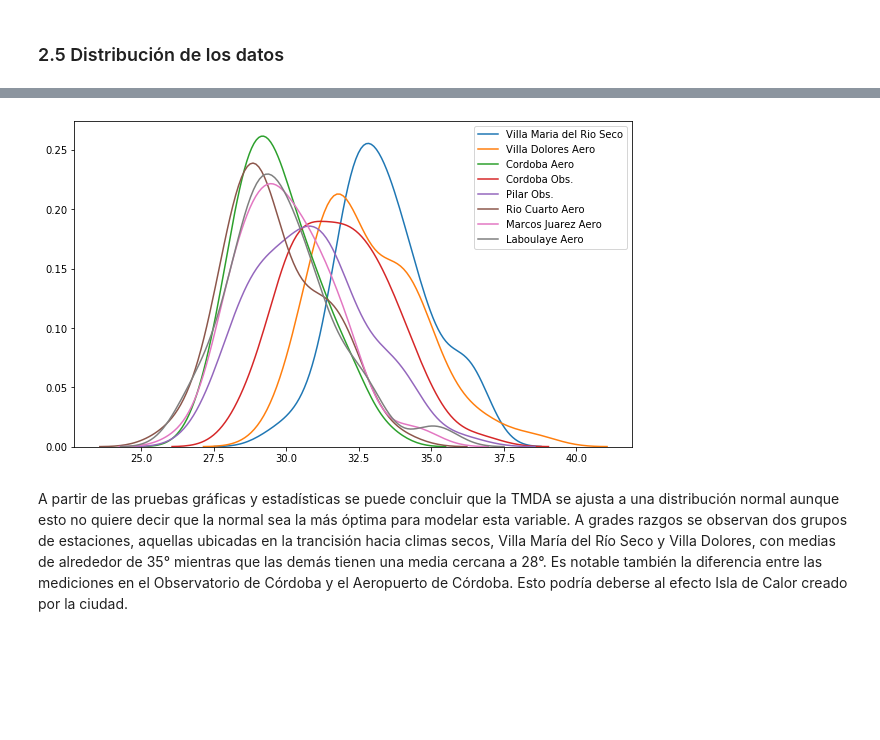
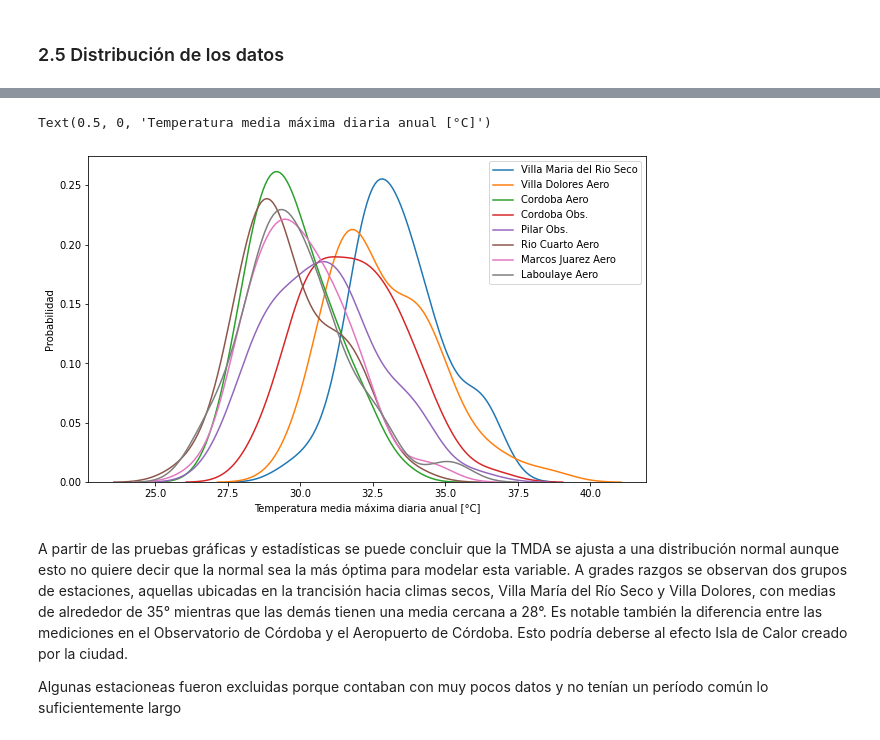
Before and after one commit to gringonivoli/diplo2020-mentoria-prediccion-lluvias-extremas, a Jupyter notebook: TP1.ipynb, the cells around one changed output, grey strips where cells are left out. Saved outputs shown, nothing was run; the diff lists cells and outputs as text; code cells hidden in the pictures; blank space fills up the shorter version.

```diff
--- a/TP1.ipynb
+++ b/TP1.ipynb
@@ -785,17 +810,22 @@ KstestResult(statistic=0.09787674010159253, pvalue=0.594560747251542)
 # %%
 plt.figure(figsize=(10,6))
 
 ex = ['Pueblo Andino', 'La Florida', 'Marcos Juarez INTA', 'Manfredi INTA', 'Capilla del Monte INTA', 'Canals INTA']
 for station in stations:
     station_name = stations[station]
     if station_name not in ex:
         data = tmed_max_df[tmed_max_df['station'] == stations[station]]['tmed']
         sns.kdeplot(
             data.dropna(), label = station_name)
+plt.ylabel('Probabilidad')
+plt.xlabel("Temperatura media máxima diaria anual [°C]")
 # %% [output]
+Text(0.5, 0, 'Temperatura media máxima diaria anual [°C]')
-[figure, old version]
+[figure, new version]
 # %% [markdown]
 A partir de las pruebas gráficas y estadísticas se puede concluir que la TMDA se ajusta a una distribución normal aunque esto no quiere decir que la normal sea la más óptima para modelar esta variable. A grades razgos se observan dos grupos de estaciones, aquellas ubicadas en la trancisión hacia climas secos, Villa María del Río Seco y Villa Dolores, con medias de alrededor de 35° mientras que las demás tienen una media cercana a 28°. Es notable también la diferencia entre las mediciones en el Observatorio de Córdoba y el Aeropuerto de Córdoba. Esto podría deberse al efecto Isla de Calor creado por la ciudad.
+
+Algunas estacioneas fueron excluidas porque contaban con muy pocos datos y no tenían un período común lo suficientemente largo
 # %%
 # Descomposicióm empírica de modos
 
```
Also changed, not shown: parts of 12 cells of this notebook.
